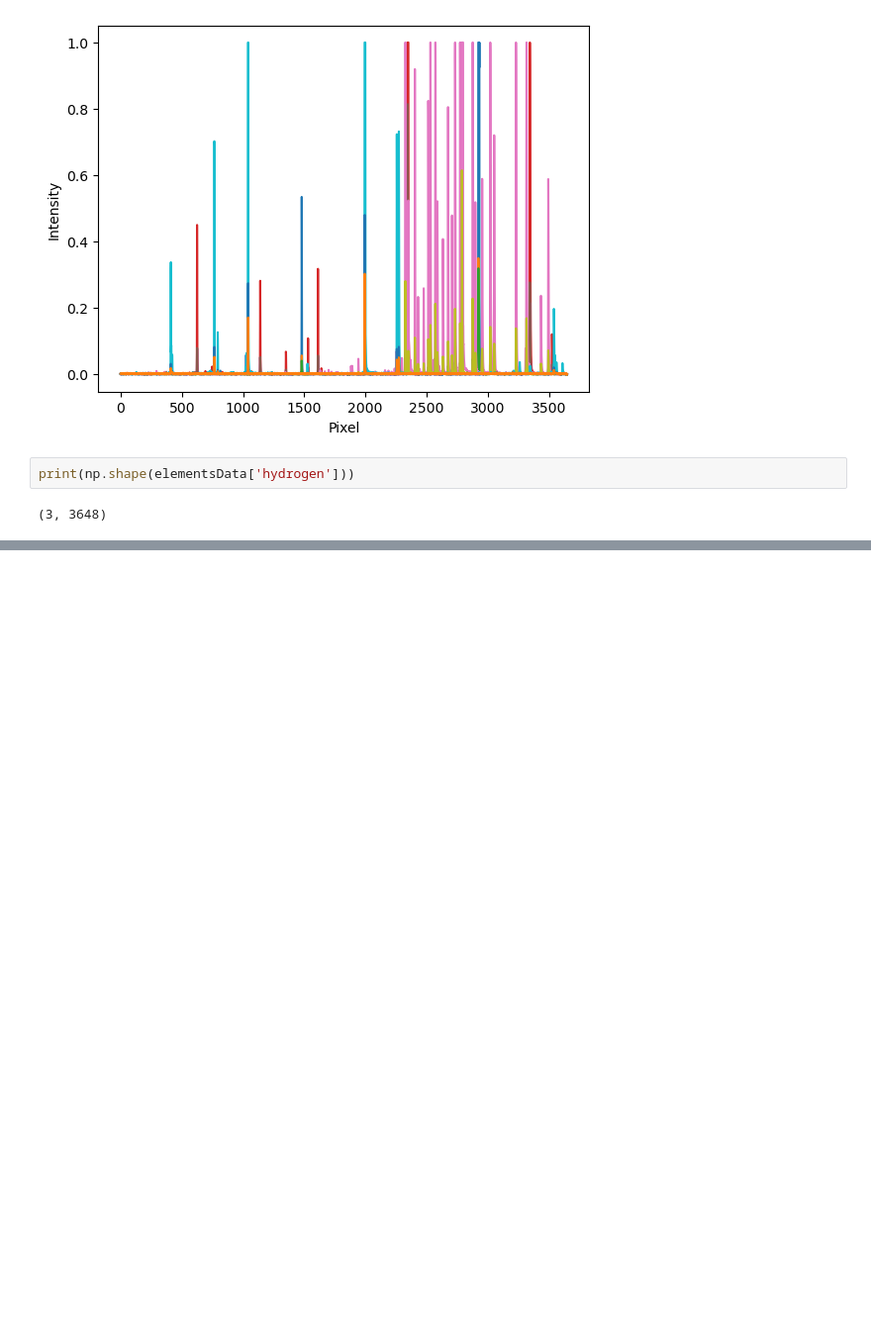
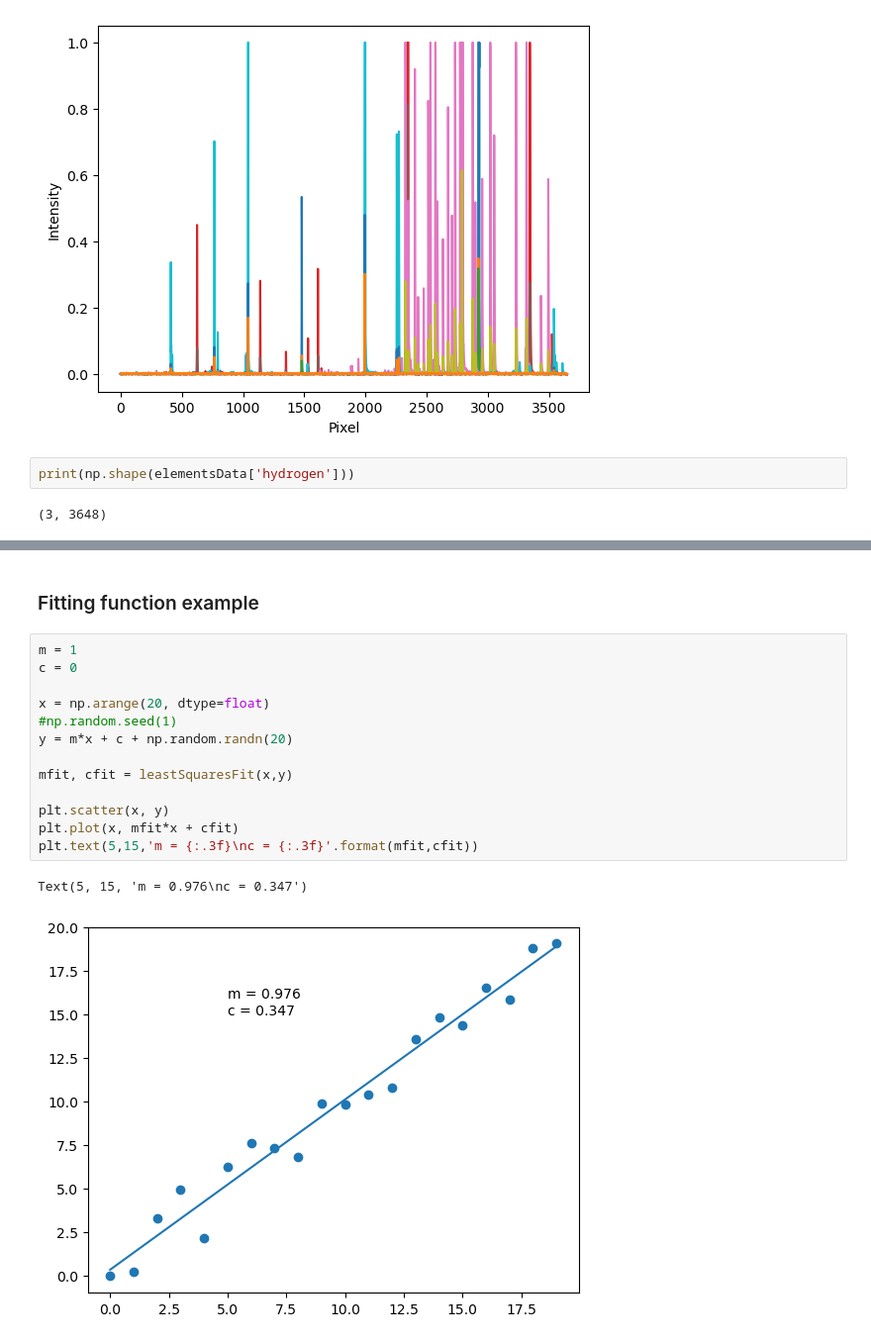
Before and after one commit to Pl4to42/PHYS-164-Lab-2, a Jupyter notebook: Lab 2.ipynb, the cells around one changed output, grey strips where cells are left out. Shown: that part at 99% size. Drawn from its saved outputs; the diff is of its cells as text; blank space fills up the shorter version.

```diff
--- a/Lab 2.ipynb
+++ b/Lab 2.ipynb
@@ -42,0 +76,18 @@ print(np.shape(elementsData['hydrogen']))
+# %% [markdown]
+### Fitting function example
+# %%
+m = 1
+c = 0
+
+x = np.arange(20, dtype=float)
+#np.random.seed(1)
+y = m*x + c + np.random.randn(20)
+
+mfit, cfit = leastSquaresFit(x,y)
+
+plt.scatter(x, y)
+plt.plot(x, mfit*x + cfit)
+plt.text(5,15,'m = {:.3f}\nc = {:.3f}'.format(mfit,cfit))
+# %% [output]
+Text(5, 15, 'm = 0.976\nc = 0.347')
+[figure, added]
```
Also changed, not shown: parts of 6 cells of this notebook.
